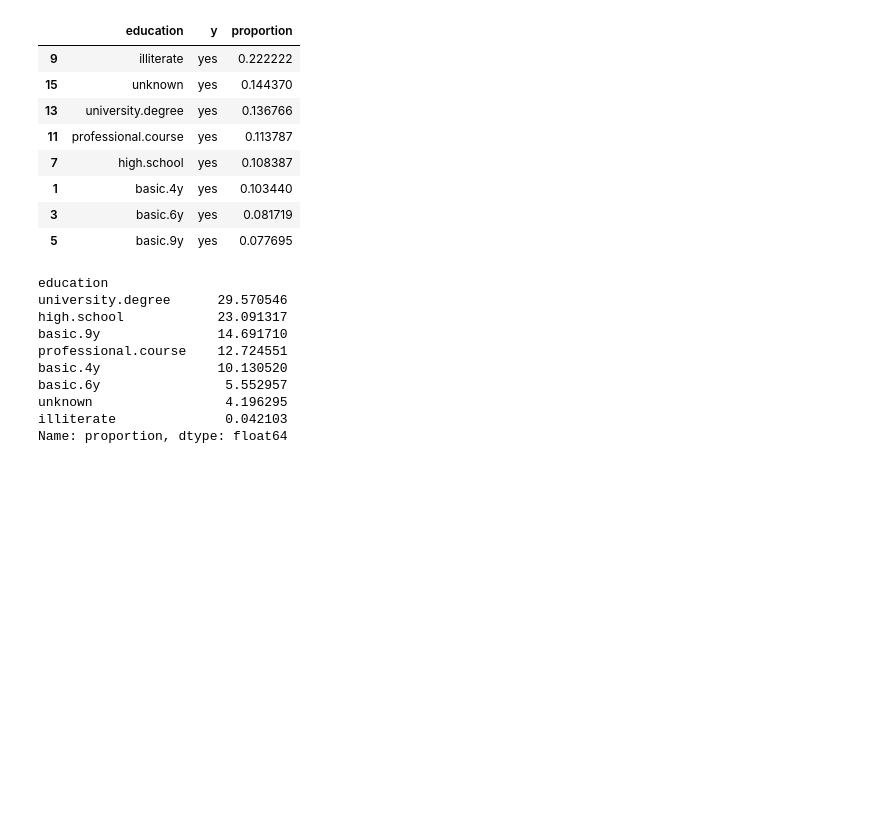
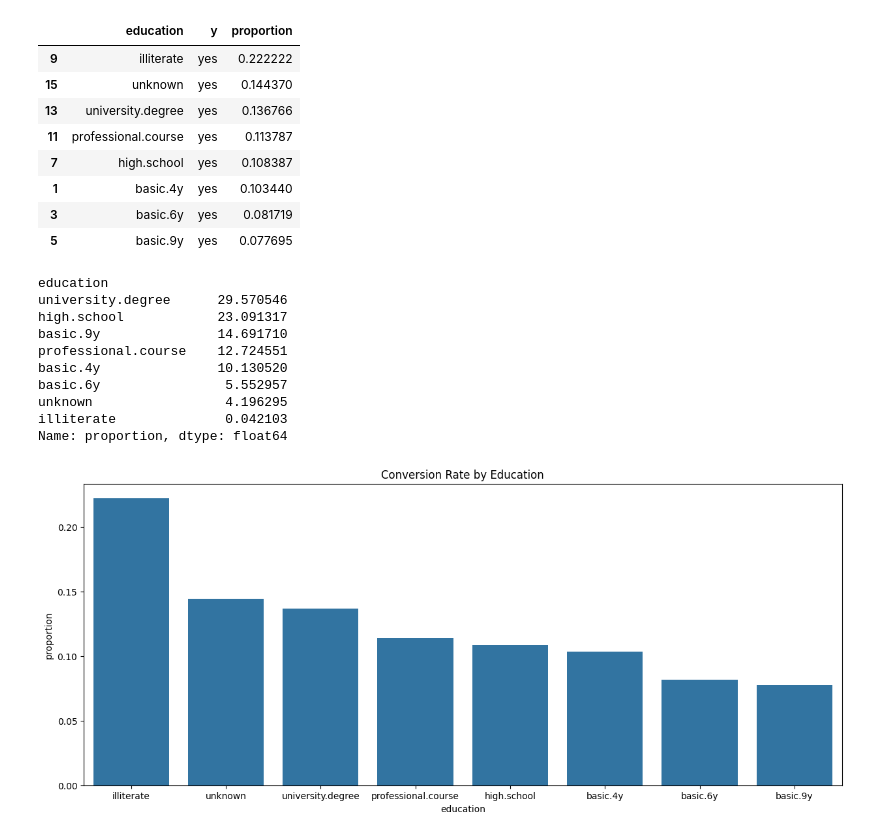
Before and after one commit to Carlos475-create/bank-marketing-eda, a Jupyter notebook: notebooks/02_exploratoy_analysis.ipynb, the cells around one changed output. Cells and saved outputs as stored; diff of their text form; code cells hidden in the pictures; blank space fills up the shorter version.

```diff
--- a/notebooks/02_exploratoy_analysis.ipynb
+++ b/notebooks/02_exploratoy_analysis.ipynb
@@ -113,7 +133,8 @@ On the other hand, the rest of the categories are between 10 and ~14% which is n
 ### conversion rate by education
 # %%
 edu_conversion = bank_df.groupby("education")["y"].value_counts(normalize=True).reset_index()
-edu_conversion[edu_conversion["y"] == 'yes'].sort_values(by="proportion", ascending=False)
+edu_conversion_y = edu_conversion[edu_conversion["y"] == 'yes'].sort_values(by="proportion", ascending=False)
+edu_conversion_y
 # %% [output]
 |  | education | y | proportion |
 | 9 | illiterate | yes | 0.222222 |
@@ -137,3 +158,14 @@ basic.6y                5.552957
 unknown                 4.196295
 illiterate              0.042103
 Name: proportion, dtype: float64
+# %%
+plt.figure(figsize=(15,6))
+sns.barplot(data=edu_conversion_y,
+            x="education",
+            y="proportion")
+plt.tight_layout
+plt.title("Conversion Rate by Education")
+plt.show()
+plt.close()
+# %% [output]
+[figure, added]
```
Also changed, not shown: parts of 4 cells of this notebook.
